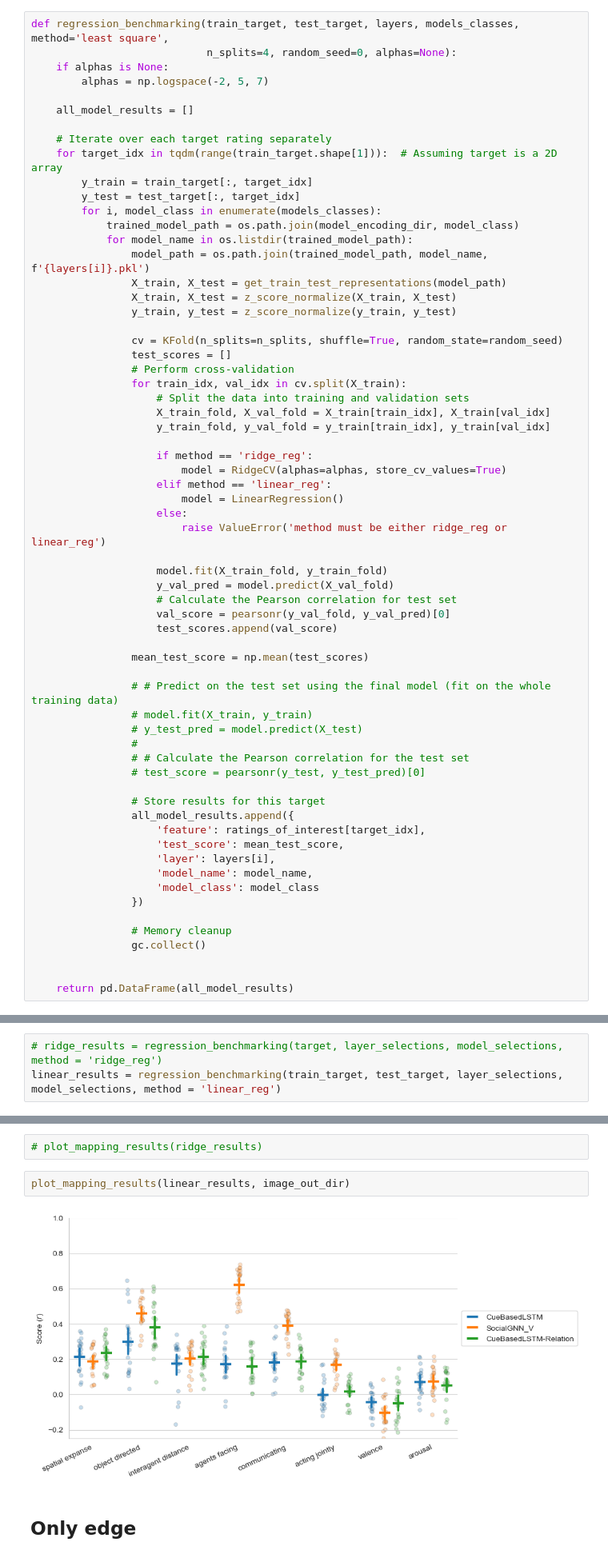
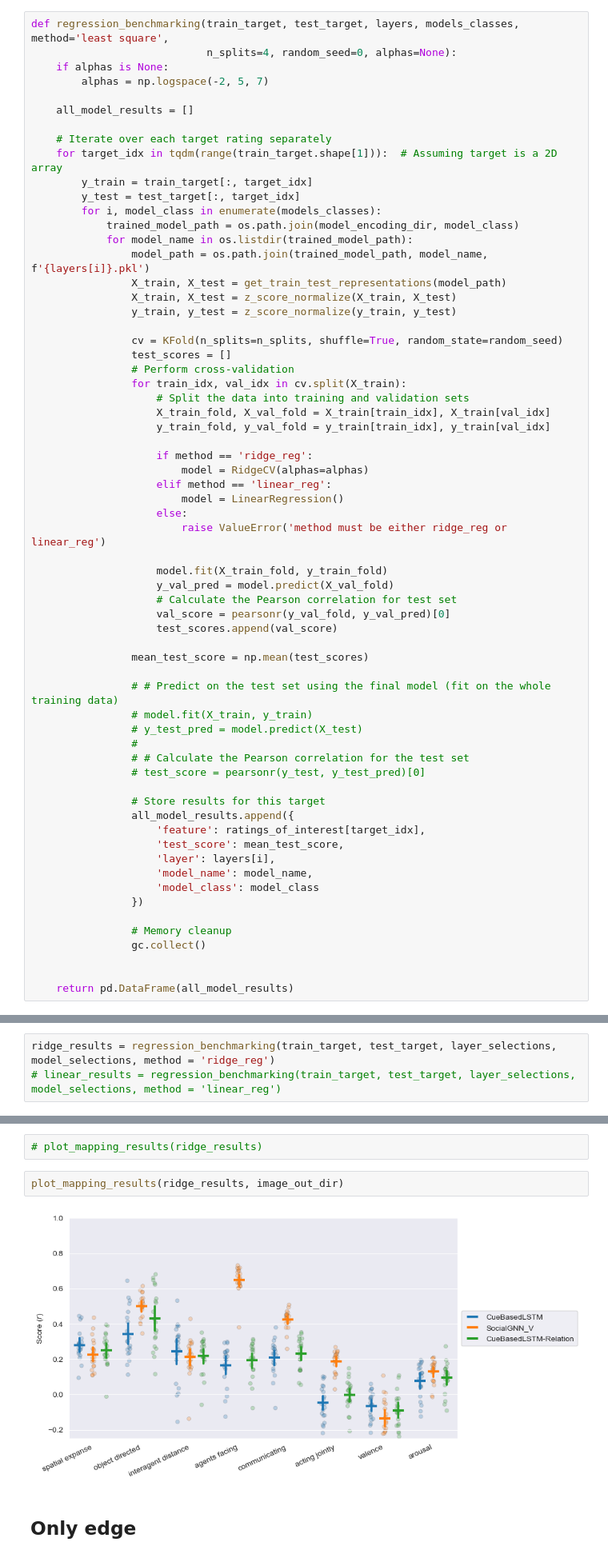
Before and after one commit to qinwenshuo/SocialGNN_encoding, a Jupyter notebook: encoding_codes/4.behavioral_encoding.ipynb, the cells around one changed output, grey strips where cells are left out. Shown at 80% size. Cells and saved outputs as stored; diff of their text form.

Commit message:
beh encoding now use ridge instead of linear

```diff
--- a/encoding_codes/4.behavioral_encoding.ipynb
+++ b/encoding_codes/4.behavioral_encoding.ipynb
@@ -167,7 +169,7 @@ def regression_benchmarking(train_target, test_target, layers, models_classes, m
                     y_train_fold, y_val_fold = y_train[train_idx], y_train[val_idx]
 
                     if method == 'ridge_reg':
-                        model = RidgeCV(alphas=alphas, store_cv_values=True)
+                        model = RidgeCV(alphas=alphas)
                     elif method == 'linear_reg':
                         model = LinearRegression()
                     else:
@@ -205,8 +207,8 @@ def regression_benchmarking(train_target, test_target, layers, models_classes, m
 # %%
 train_target, test_target = get_train_test_targets()
 # %%
-# ridge_results = regression_benchmarking(target, layer_selections, model_selections, method = 'ridge_reg')
-linear_results = regression_benchmarking(train_target, test_target, layer_selections, model_selections, method = 'linear_reg')
+ridge_results = regression_benchmarking(train_target, test_target, layer_selections, model_selections, method = 'ridge_reg')
+# linear_results = regression_benchmarking(train_target, test_target, layer_selections, model_selections, method = 'linear_reg')
 # %%
 x_labels = ['spatial expanse', 'object directed', 'interagent distance', 'agents facing', 'communicating', 'acting jointly', 'valence', 'arousal']
 
@@ -237,9 +239,9 @@ def plot_mapping_results(results_df, out_dir, size=(10, 5), dodge=0.55):
 # %%
 # plot_mapping_results(ridge_results)
 # %%
-plot_mapping_results(linear_results, image_out_dir)
+plot_mapping_results(ridge_results, image_out_dir)
 # %% [output]
-[figure, old version]
+[figure, new version]
 # %% [markdown]
 ## Only edge
 # %%
```
Also changed, not shown: parts of 6 cells of this notebook, 9 other files.
